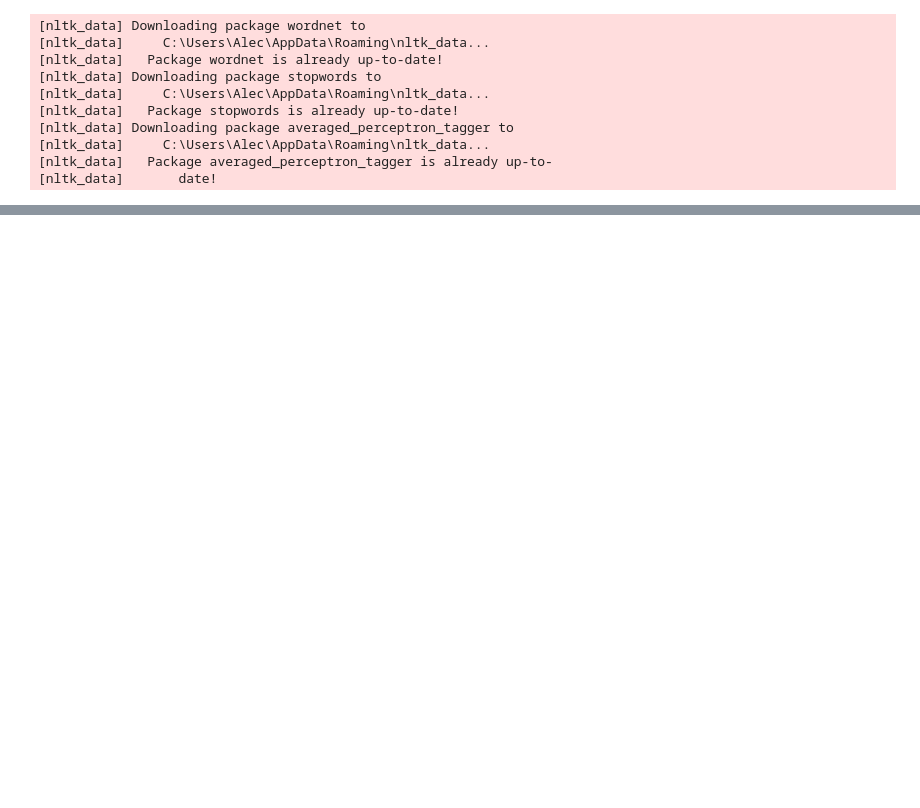
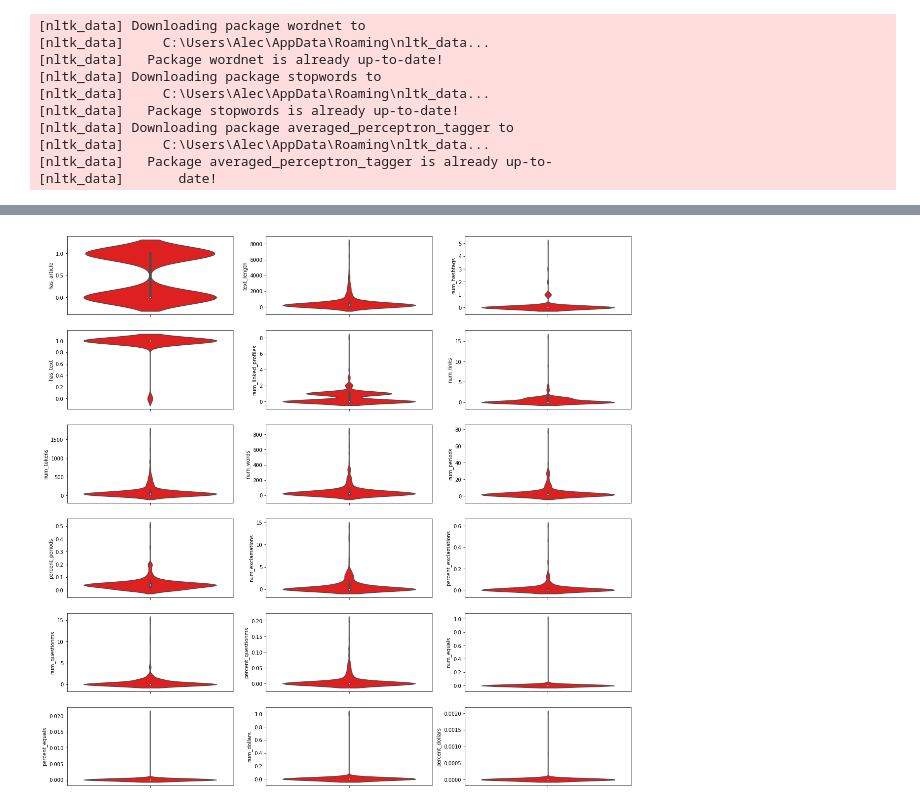
Before and after one commit to PhillipNgo/Team-Vaccinated-Research, a Jupyter notebook: Facebook Parsing Practicum.ipynb, the cells around one changed output, grey strips where cells are left out. Cells and saved outputs as stored; diff of their text form; code cells hidden in the pictures; blank space fills up the shorter version.

```diff
--- a/Facebook Parsing Practicum.ipynb
+++ b/Facebook Parsing Practicum.ipynb
@@ -42,0 +108,12 @@ fbdp.make_wordcloud()
+# %%
+def build_violins(df, ncols=4):
+    nums = df._get_numeric_data()
+    nrows = int(len(nums.columns) / ncols) + (1 if len(nums.columns) % ncols != 0 else 0)
+    fig, axes = plt.subplots(ncols=ncols, nrows=nrows, figsize=(20, 20))
+    for i, column in enumerate(nums.columns):
+        sns.violinplot(nums[column], orient='v', ax=axes[int(i / ncols), i % ncols], color='red')
+    plt.show()
+# %%
+build_violins(fbdp.posts, ncols=3)
+# %% [output]
+[figure, added]
```
Also changed, not shown: parts of 8 cells of this notebook, 10 other files.
